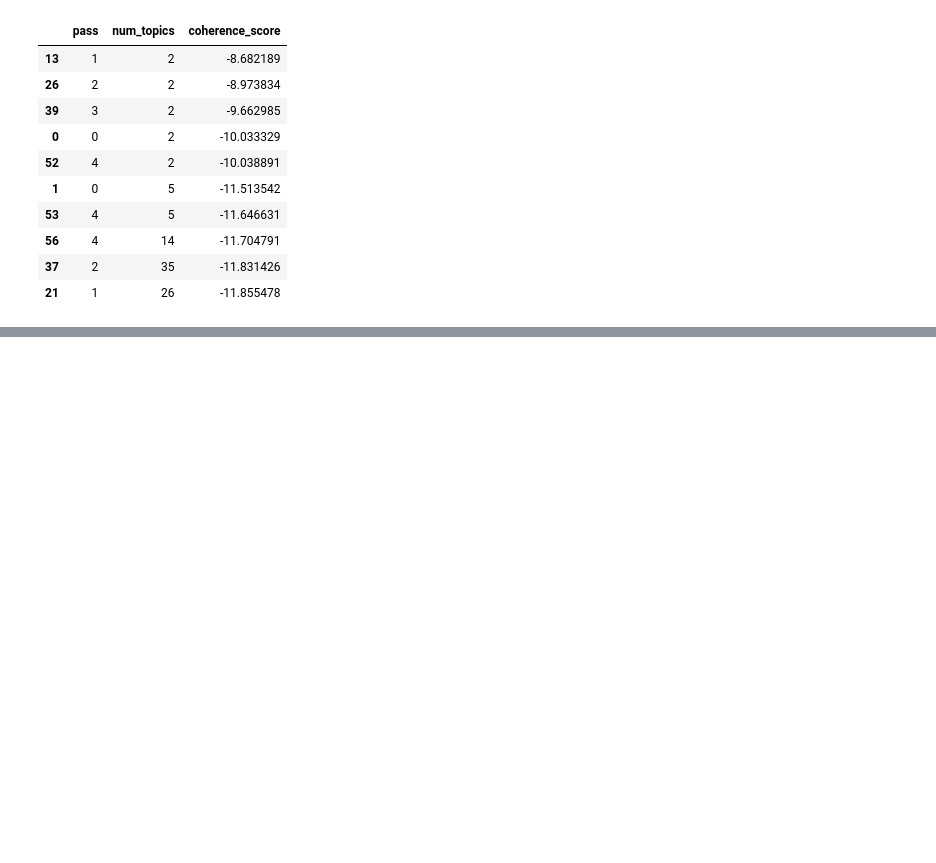
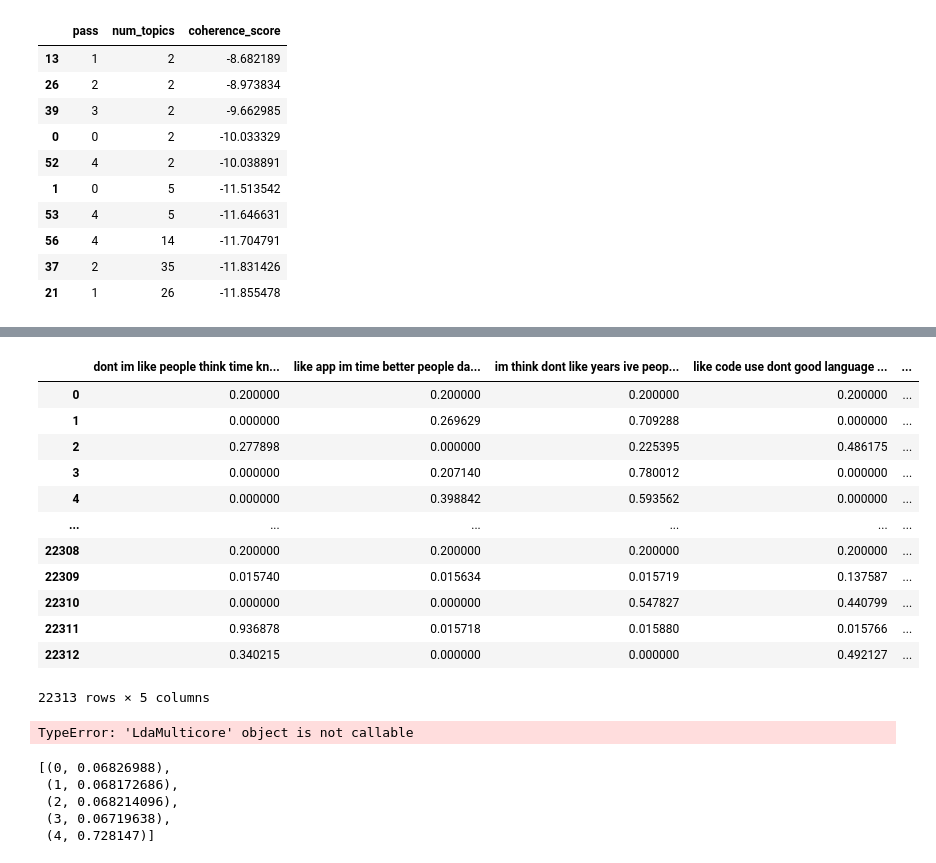
Before and after one commit to Saltiest-Hacker-News-Trolls-1/Data-Science, a Jupyter notebook: salt/models/LDAexplore.ipynb, the cells around one changed output, grey strips where cells are left out. Drawn from its saved outputs; the diff is of its cells as text; code cells hidden in the pictures; blank space fills up the shorter version.

```diff
--- a/salt/models/LDAexplore.ipynb
+++ b/salt/models/LDAexplore.ipynb
@@ -239,18 +239,17 @@ def tokenize(data):
         stops= stops + ['']
         return [token for token in comm.split(' ') if token not in stops]
 # %%
-def user_means(userComments, id2word, lda):
-    '''userComments should be a list of comments from a single user that you want to get the
-    average topic scores for, id2word is a dictionary object, lda is an LDA object'''
-    #create the corpus for the current set of comments
-    corp=[id2word.doc2bow(tokenize(x)) for x in userComments]
+def get_sparse_df(corp, id2word, lda, num_topics):
+    '''corp should be a corpus from a single user that you want to get the
+    Dense matrix of topic scores for, id2word is a dictionary object, lda is an LDA object'''
+
 
     # creates a dense matrix of the topics
     dense=[lda[d] for d in corpus]
 
     #creates a sparse matrix
     def to_sparse(doc):
-        d_dist={k:0 for k in range(0,15)} # that big number needs to match number of topics
+        d_dist={k:0 for k in range(0,num_topics)} # that big number needs to match number of topics
         for t in doc:
             d_dist[t[0]] = t[1] #the doc will be a dense matrix, pull out the values
         return d_dist
@@ -258,14 +257,14 @@ def user_means(userComments, id2word, lda):
 
     #get the topics
     words = [re.findall(r'"([^"]*)"',t[1]) for t in lda.print_topics()]
-    topics = [' '.join(t[0:5]) for t in words]
+    topics = [' '.join(t) for t in words]
 
     #create a dataframe of each comment with the user as the index
     df=pd.DataFrame(sparse)
     df.columns=topics
 
-    #return a 1 row dataframe with the mean score for each topic for the user
-    return df.mean()
+    #return dataframe
+    return df
 # %%
 user_means(comments, id2word, lda).sort_values()
 # %% [output]
@@ -353,0 +356,14 @@ USERS    ITEMS
+# %%
+corpus=open('Corpus_pickle', 'rb')
+# %%
+corpus=pickle.load(corpus)
+id2word=open('Dictionary_pickle', 'rb')
+id2word=pickle.load(id2word)
+# %%
+lda = LdaMulticore(corpus=corpus,
+               id2word=id2word,
+               random_state=723812,
+               num_topics = 5,
+               passes=10,
+               workers=6
+              )
@@ -353,0 +397,29 @@ USERS    ITEMS
+# %%
+get_sparse_df(corpus, id2word, lda, 5)
+# %% [output]
+|  | dont im like people think time kn... | like app im time better people da... | im think dont like years ive peop... | like code use dont good language ... | ... |
+| 0 | 0.200000 | 0.200000 | 0.200000 | 0.200000 | ... |
+| 1 | 0.000000 | 0.269629 | 0.709288 | 0.000000 | ... |
+| 2 | 0.277898 | 0.000000 | 0.225395 | 0.486175 | ... |
+| 3 | 0.000000 | 0.207140 | 0.780012 | 0.000000 | ... |
+| 4 | 0.000000 | 0.398842 | 0.593562 | 0.000000 | ... |
+| ... | ... | ... | ... | ... | ... |
+| 22308 | 0.200000 | 0.200000 | 0.200000 | 0.200000 | ... |
+| 22309 | 0.015740 | 0.015634 | 0.015719 | 0.137587 | ... |
+| 22310 | 0.000000 | 0.000000 | 0.547827 | 0.440799 | ... |
+| 22311 | 0.936878 | 0.015718 | 0.015880 | 0.015766 | ... |
+| 22312 | 0.340215 | 0.000000 | 0.000000 | 0.492127 | ... |
+22313 rows × 5 columns
+# %%
+lda('this website sucks')
+# %% [output]
+TypeError: 'LdaMulticore' object is not callable
+# %%
+newComment=id2word.doc2bow(['this','website', 'rocks'])
+lda[newComment]
+# %% [output]
+[(0, 0.06826988),
+ (1, 0.068172686),
+ (2, 0.068214096),
+ (3, 0.06719638),
+ (4, 0.728147)]
```
Also changed, not shown: parts of 5 cells of this notebook, 7 other files.
